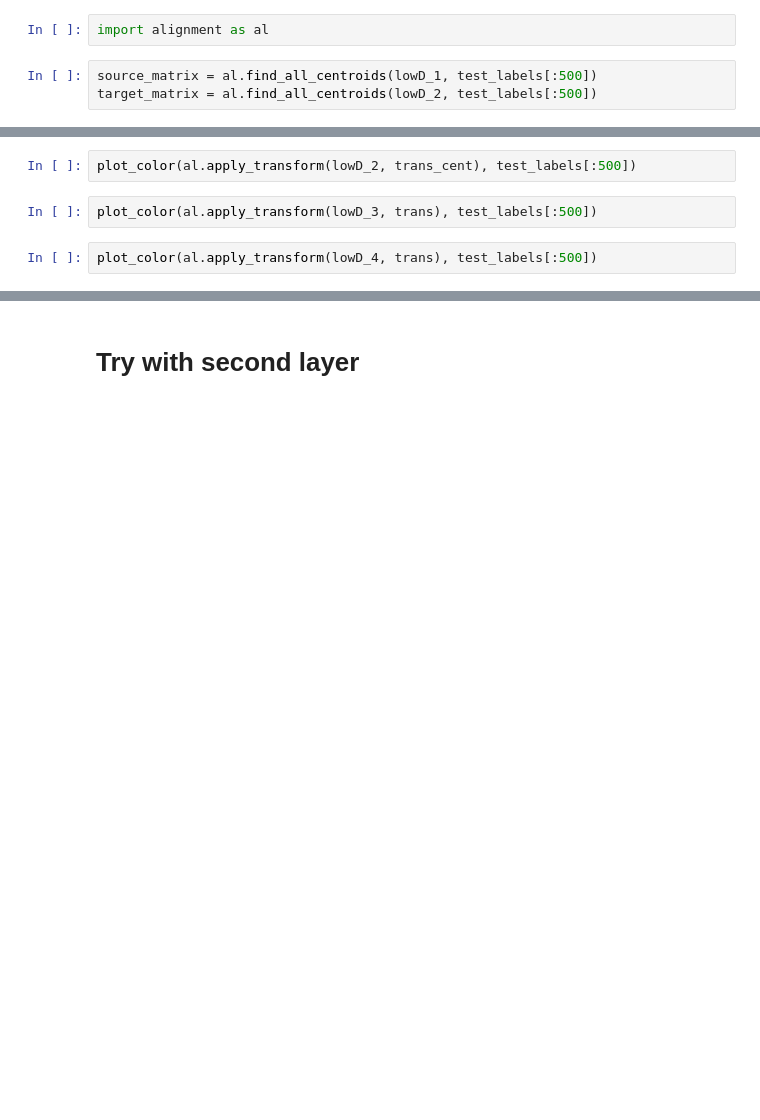
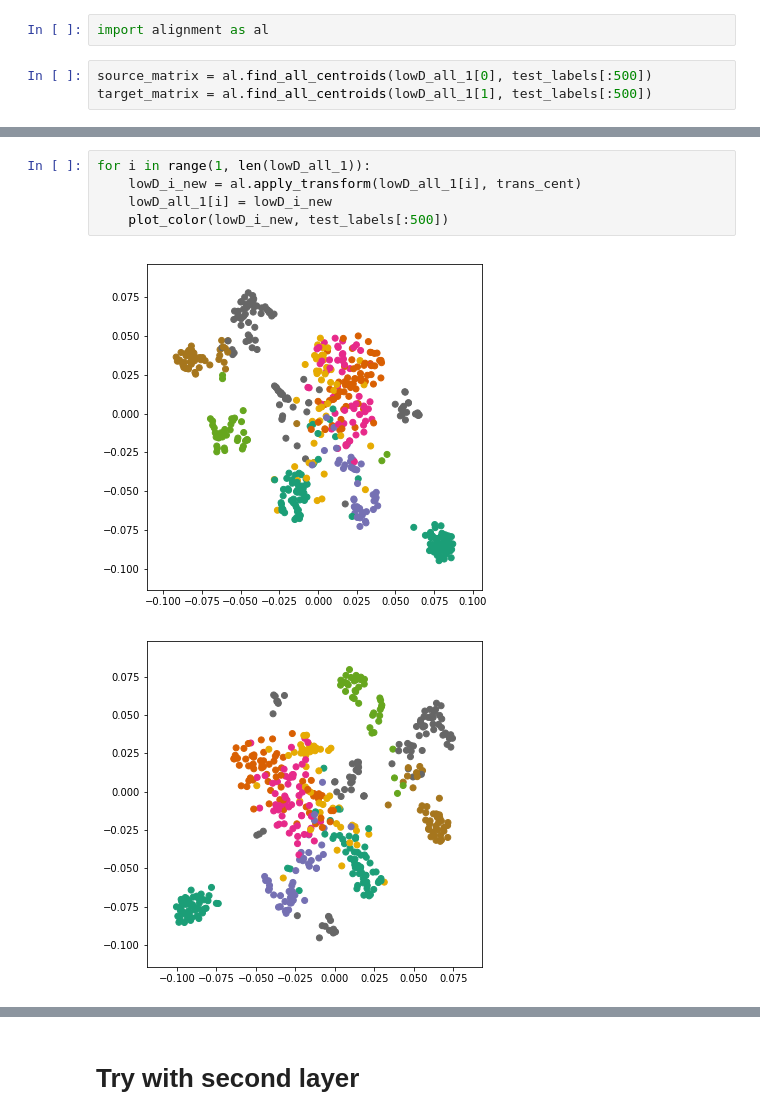
Before and after one commit to CornellDataScience/insights-vizNNs, a Jupyter notebook: MNIST_clothes/TNSE_fashion.ipynb, the cells around one changed output, grey strips where cells are left out. Cells and saved outputs as stored; diff of their text form; blank space fills up the shorter version.

```diff
--- a/MNIST_clothes/TNSE_fashion.ipynb
+++ b/MNIST_clothes/TNSE_fashion.ipynb
@@ -80,7 +79,7 @@ plot_color(lowD_4, test_labels[:500])
 # %%
 import alignment as al
 # %%
-source_matrix = al.find_all_centroids(lowD_1, test_labels[:500])
-target_matrix = al.find_all_centroids(lowD_2, test_labels[:500])
+source_matrix = al.find_all_centroids(lowD_all_1[0], test_labels[:500])
+target_matrix = al.find_all_centroids(lowD_all_1[1], test_labels[:500])
 # %%
 trans_cent = al.make_transform(source_matrix, target_matrix)
@@ -92,6 +91,8 @@ plot_color(lowD_1, test_labels[:500])
-# %%
-plot_color(al.apply_transform(lowD_2, trans_cent), test_labels[:500])
-# %%
-plot_color(al.apply_transform(lowD_3, trans), test_labels[:500])
-# %%
-plot_color(al.apply_transform(lowD_4, trans), test_labels[:500])
+# %%
+for i in range(1, len(lowD_all_1)):
+    lowD_i_new = al.apply_transform(lowD_all_1[i], trans_cent)
+    lowD_all_1[i] = lowD_i_new
+    plot_color(lowD_i_new, test_labels[:500])
+# %% [output]
+[figure, added]
+[figure, added]
```
Also changed, not shown: parts of 33 cells of this notebook, 22 other files.
